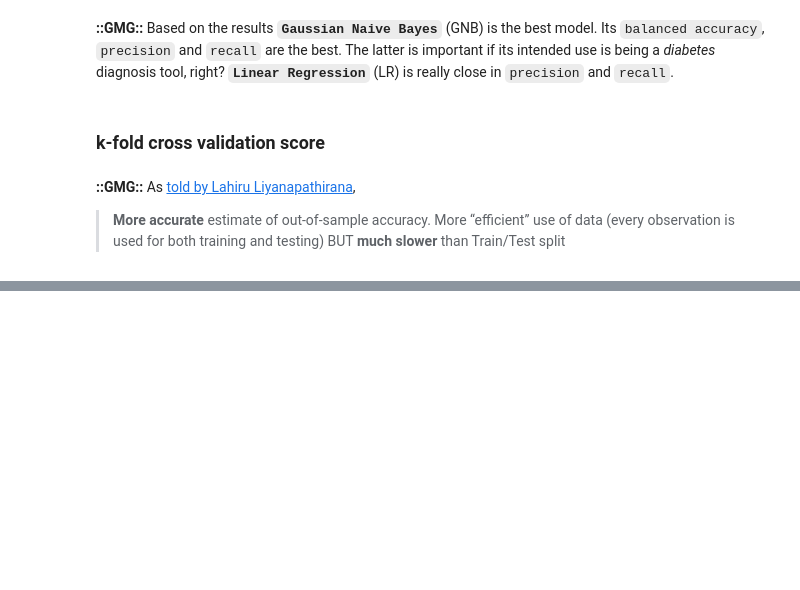
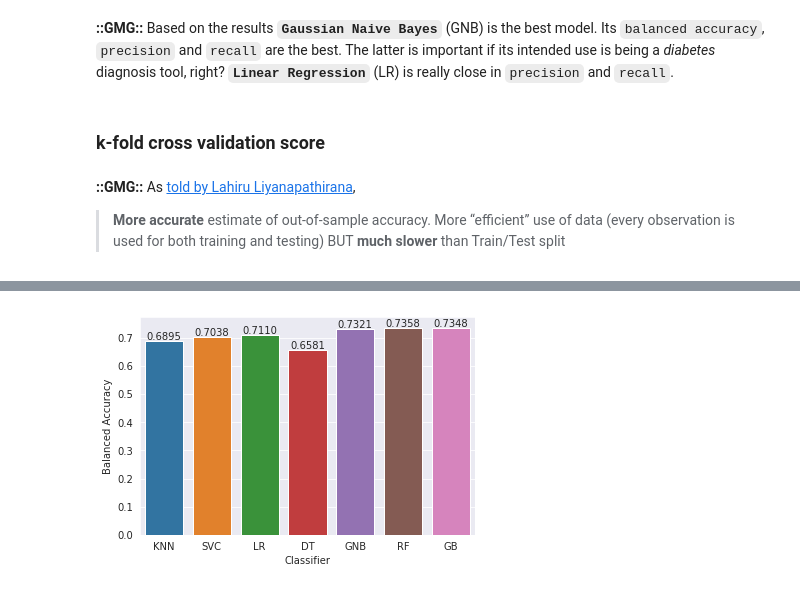
Before and after one commit to yerartdev/tfm-pb, a Jupyter notebook: poc-model-selection-pima-indians-diabetes.ipynb, the cells around one changed output, grey strips where cells are left out. Saved outputs shown, nothing was run; the diff lists cells and outputs as text; code cells hidden in the pictures; blank space fills up the shorter version.

Commit message:
k-fold cross validation score with balanced accuracy, seaborn barplot, ordered by score

```diff
--- a/poc-model-selection-pima-indians-diabetes.ipynb
+++ b/poc-model-selection-pima-indians-diabetes.ipynb
@@ -480,7 +489,11 @@ print(kf_cross_val)
 # %%
 #::GMG::Barplot to see differences
 axis = sns.barplot(x = 'Name', y = 'Score', data = kf_cross_val)
-axis.set(xlabel='Classifier', ylabel='Accuracy')
+axis.set(xlabel='Classifier', ylabel='Balanced Accuracy')
 for p in axis.patches:
     height = p.get_height()
-    axis.text(p.get_x() + p.get_width()/2, height + 0.005, '{:1.4f}'.format(height), ha="center")
+    axis.text(p.get_x() + p.get_width()/2,
+              height + 0.005, '{:1.4f}'.format(height),
+              ha="center")
+# %% [output]
+[figure, added]
```
Also changed, not shown: parts of 4 cells of this notebook.
